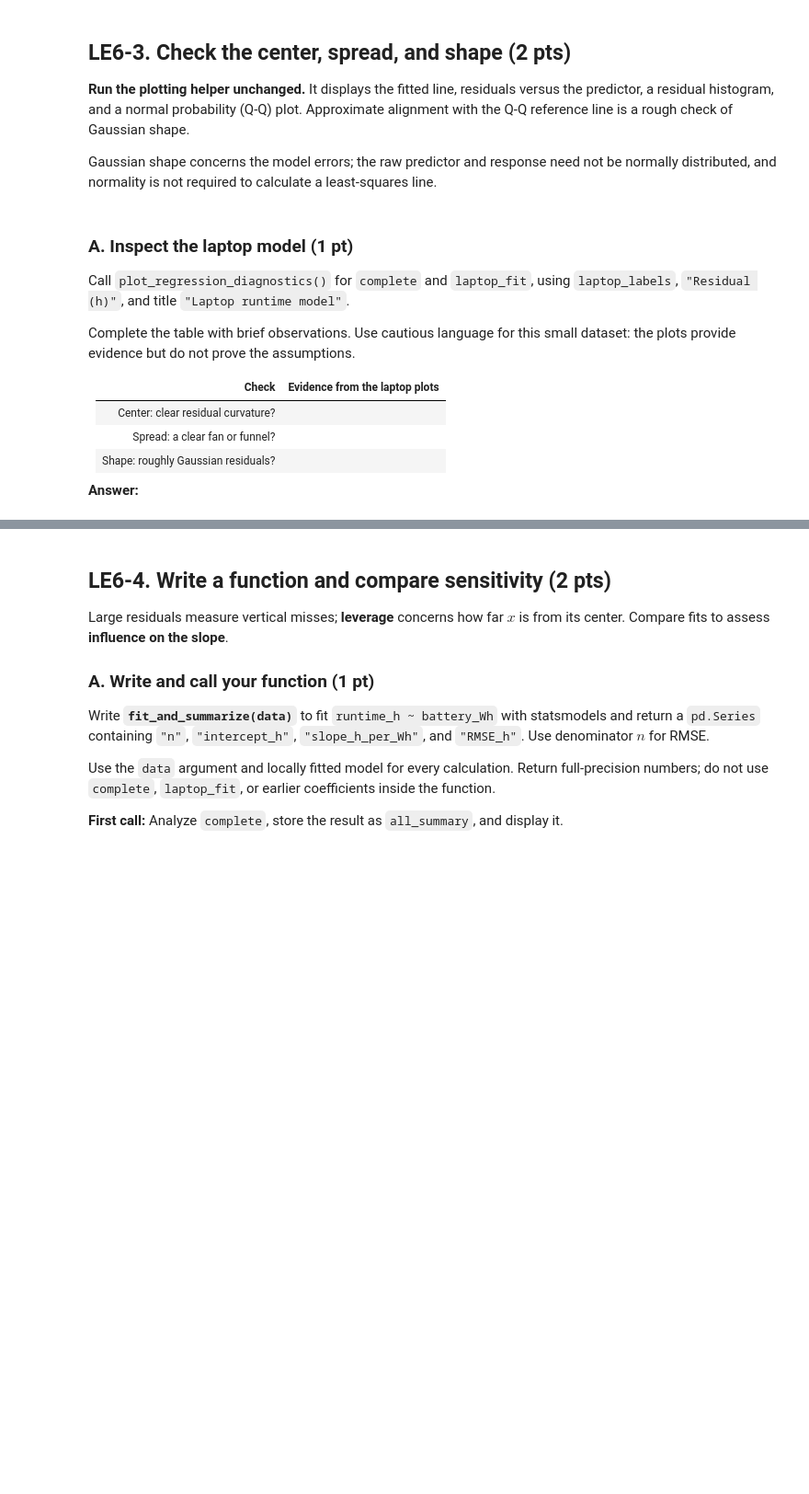
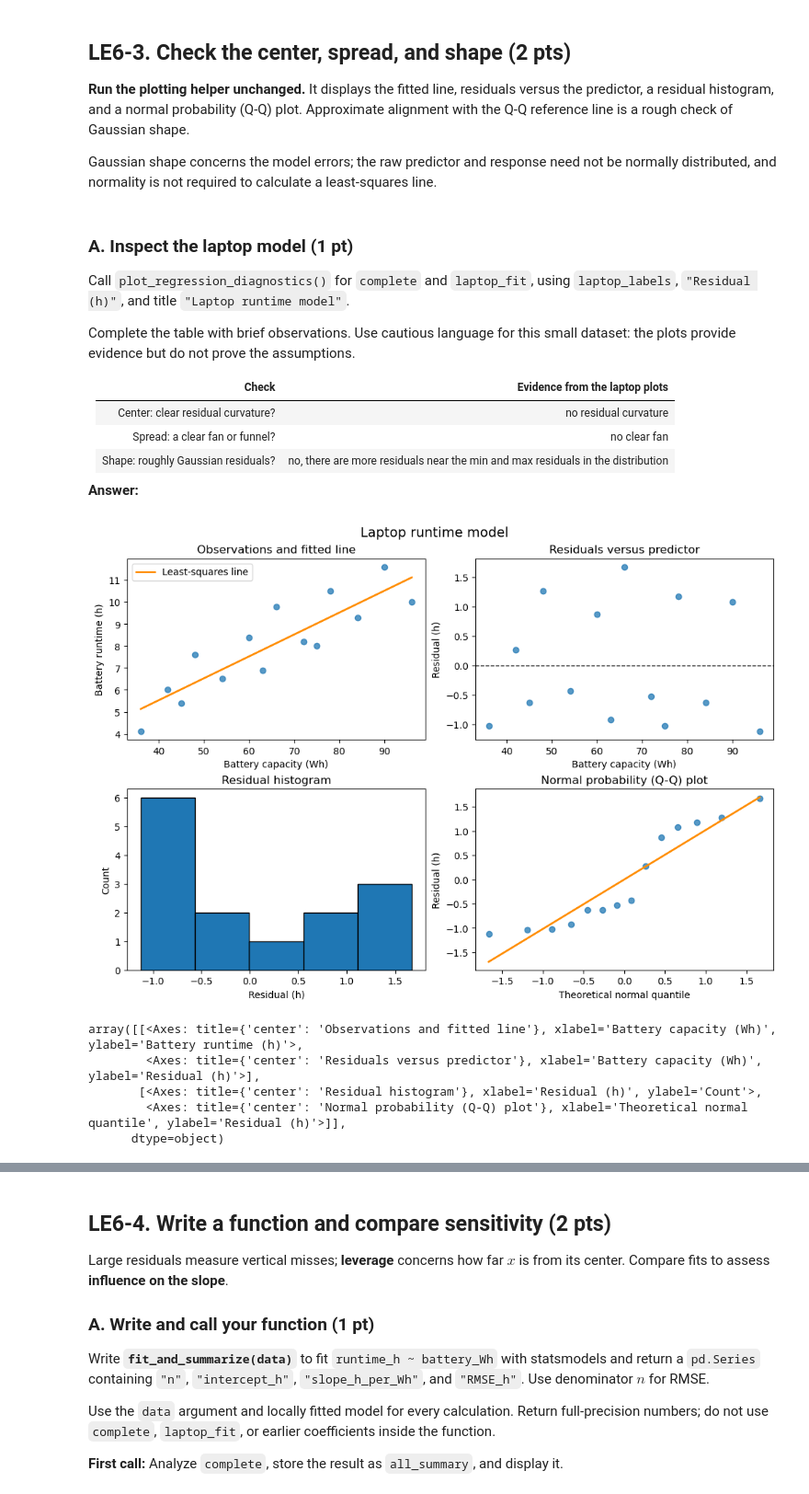
Before and after one commit to paulien67/26f-engr1451-2451, a Jupyter notebook: 1-assignments/LE06/LE06.ipynb, the cells around one changed output, grey strips where cells are left out. Shown at 92% size. Saved outputs shown, nothing was run; the diff lists cells and outputs as text; code cells hidden in the pictures; blank space fills up the shorter version.

```diff
--- a/1-assignments/LE06/LE06.ipynb
+++ b/1-assignments/LE06/LE06.ipynb
@@ -127,5 +129,13 @@ Display a coefficient table comparing the NumPy values with `laptop_fit.params["
 **Answer:**
 # %%
 # Fit laptop_fit with statsmodels.
+laptop_fit = smf.ols("runtime_h ~ battery_Wh", data=complete).fit()
+# Compare the NumPy and statsmodels coefficients in one labeled table.
+print(laptop_fit.params)
+coeff_compare = pd.DataFrame({
+    "NumPy polyfit": [intercept, slope],
+    "statsmodel OLS": [laptop_fit.params["Intercept"],laptop_fit.params["battery_Wh"]]
+}, index = ["intercept", "slope"])
 
-# Compare the NumPy and statsmodels coefficients in one labeled table.
+display(coeff_compare)
+print("Yes, up to 6 decimal places, the methods agree")
@@ -239,13 +324,30 @@ Complete the table with brief observations. Use cautious language for this small
 
 | Check | Evidence from the laptop plots |
 |---|---|
-| Center: clear residual curvature? | |
-| Spread: a clear fan or funnel? | |
-| Shape: roughly Gaussian residuals? | |
+| Center: clear residual curvature? | no residual curvature |
+| Spread: a clear fan or funnel? | no clear fan |
+| Shape: roughly Gaussian residuals? |no, there are more residuals near the min and max residuals in the distribution |
 
 **Answer:**
 # %%
 # Your call to plot_regression_diagnostics() for the laptop model here.
+plot_regression_diagnostics(
+    complete,
+    laptop_fit,
+    "battery_Wh",
+    "runtime_h",
+    laptop_labels["battery_Wh"],
+    laptop_labels["runtime_h"],
+    "Residual (h)",
+    "Laptop runtime model"
+)
+# %% [output]
+[figure, added]
+array([[<Axes: title={'center': 'Observations and fitted line'}, xlabel='Battery capacity (Wh)', ylabel='Battery runtime (h)'>,
+        <Axes: title={'center': 'Residuals versus predictor'}, xlabel='Battery capacity (Wh)', ylabel='Residual (h)'>],
+       [<Axes: title={'center': 'Residual histogram'}, xlabel='Residual (h)', ylabel='Count'>,
+        <Axes: title={'center': 'Normal probability (Q-Q) plot'}, xlabel='Theoretical normal quantile', ylabel='Residual (h)'>]],
+      dtype=object)
 # %% [markdown]
 ### B. Compare two diagnostic problems (1 pt)
 
```
Also changed, not shown: parts of 14 cells of this notebook.
